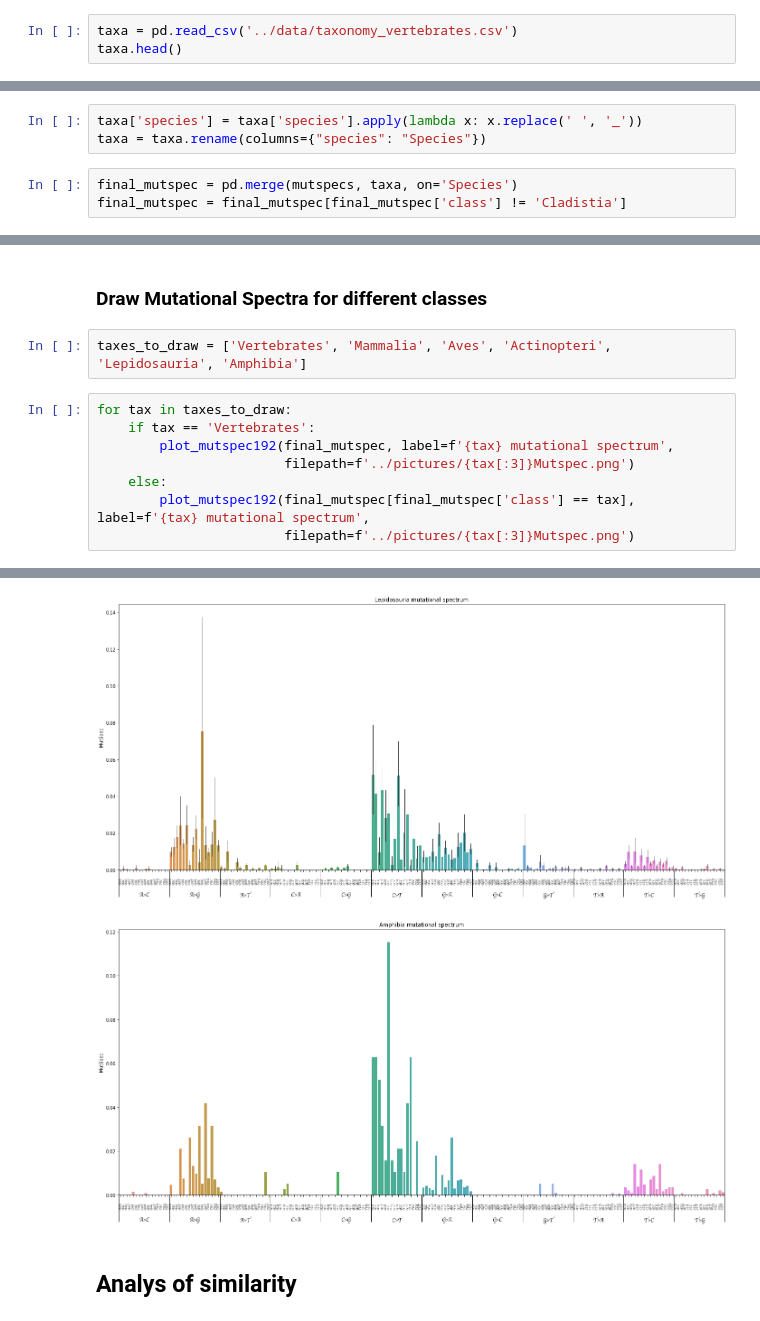
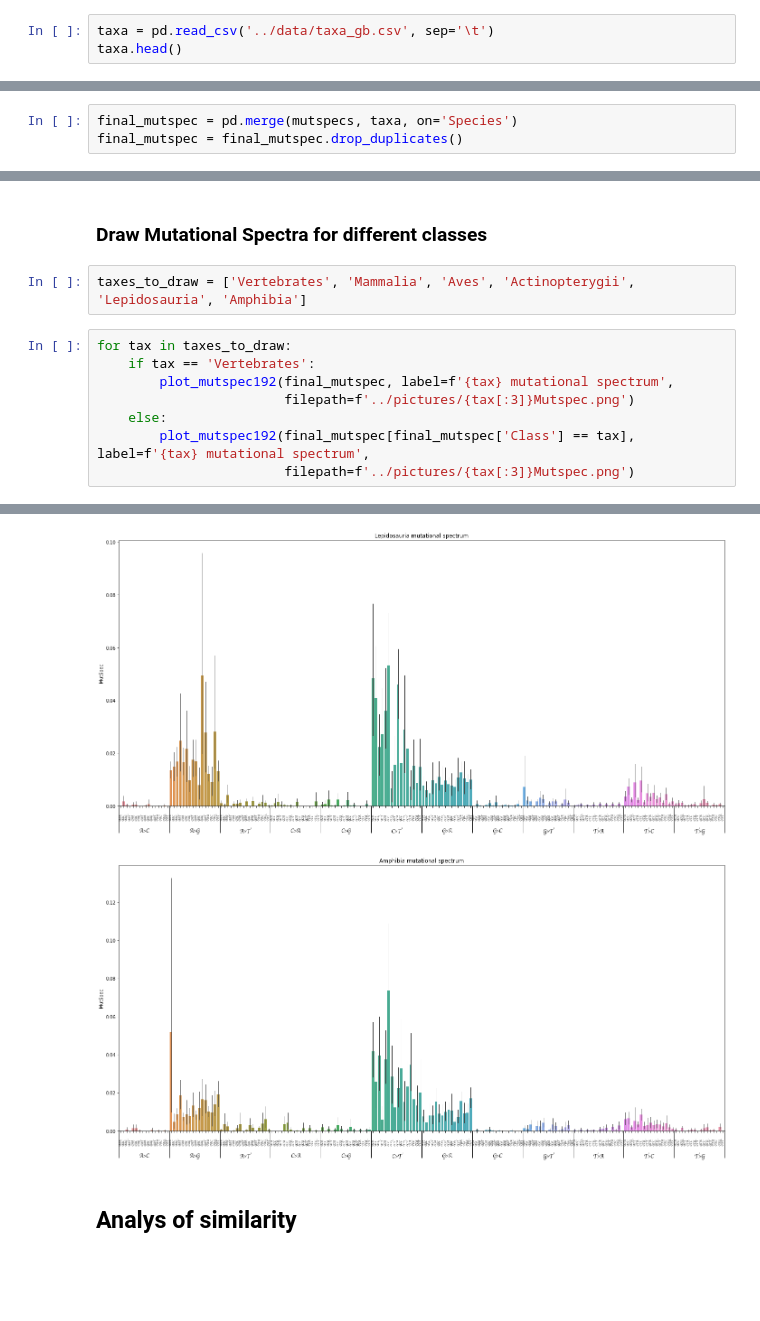
Before and after one commit to mitoclub/mtdna-192component-mutspec-chordata, a Jupyter notebook: scripts/get_mutspec.ipynb, the cells around one changed output, grey strips where cells are left out. Drawn from its saved outputs; the diff is of its cells as text; blank space fills up the shorter version.

Commit message:
new taxa for vertebrates obtained from GenBank file

```diff
--- a/scripts/get_mutspec.ipynb
+++ b/scripts/get_mutspec.ipynb
@@ -196,6 +196,6 @@ plot_mutspec192(mutspecs, label='Vertebrates Mutational Spectra',
 # %% [markdown]
 ### Add taxonomy and get mutspec for 5 orders
 # %%
-taxa = pd.read_csv('../data/taxonomy_vertebrates.csv')
+taxa = pd.read_csv('../data/taxa_gb.csv', sep='\t')
 taxa.head()
 # %% [output]
@@ -221,6 +219,3 @@ Name: class, dtype: int64
-# %%
-taxa['species'] = taxa['species'].apply(lambda x: x.replace(' ', '_'))
-taxa = taxa.rename(columns={"species": "Species"})
 # %%
 final_mutspec = pd.merge(mutspecs, taxa, on='Species')
-final_mutspec = final_mutspec[final_mutspec['class'] != 'Cladistia']
+final_mutspec = final_mutspec.drop_duplicates()
@@ -244,13 +237,13 @@ Name: class, dtype: int64
 # %% [markdown]
 ### Draw Mutational Spectra for different classes
 # %%
-taxes_to_draw = ['Vertebrates', 'Mammalia', 'Aves', 'Actinopteri', 'Lepidosauria', 'Amphibia']
+taxes_to_draw = ['Vertebrates', 'Mammalia', 'Aves', 'Actinopterygii', 'Lepidosauria', 'Amphibia']
 # %%
 for tax in taxes_to_draw:
     if tax == 'Vertebrates':
         plot_mutspec192(final_mutspec, label=f'{tax} mutational spectrum',
                         filepath=f'../pictures/{tax[:3]}Mutspec.png')
     else:
-        plot_mutspec192(final_mutspec[final_mutspec['class'] == tax], label=f'{tax} mutational spectrum',
+        plot_mutspec192(final_mutspec[final_mutspec['Class'] == tax], label=f'{tax} mutational spectrum',
                         filepath=f'../pictures/{tax[:3]}Mutspec.png')
 # %% [output]
@@ -261,5 +254,5 @@ for tax in taxes_to_draw:
-[figure, old version]
+[figure, new version]
-[figure, old version]
+[figure, new version]
 # %% [markdown]
 ## Analys of similarity
 # %%
```
Also changed, not shown: parts of 13 cells of this notebook.
